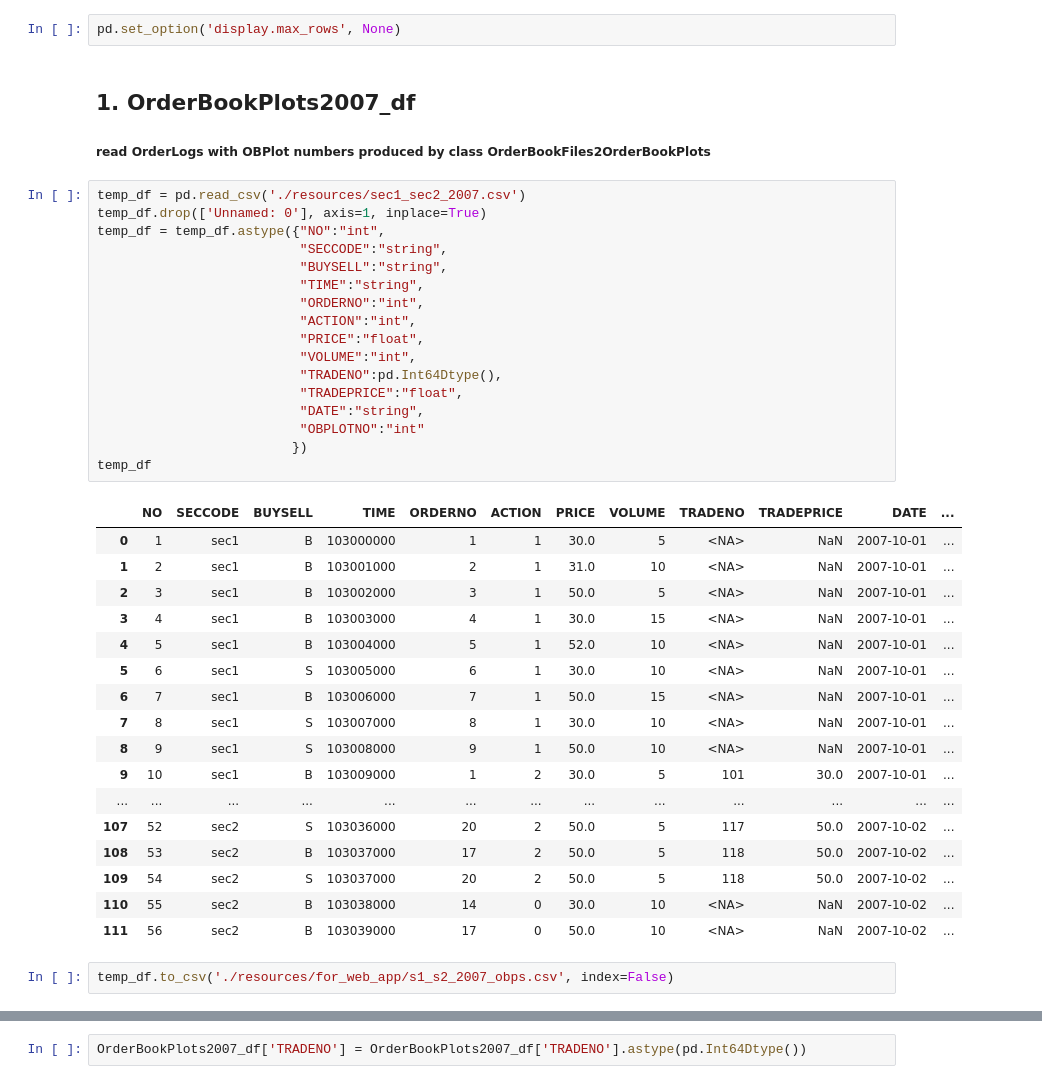
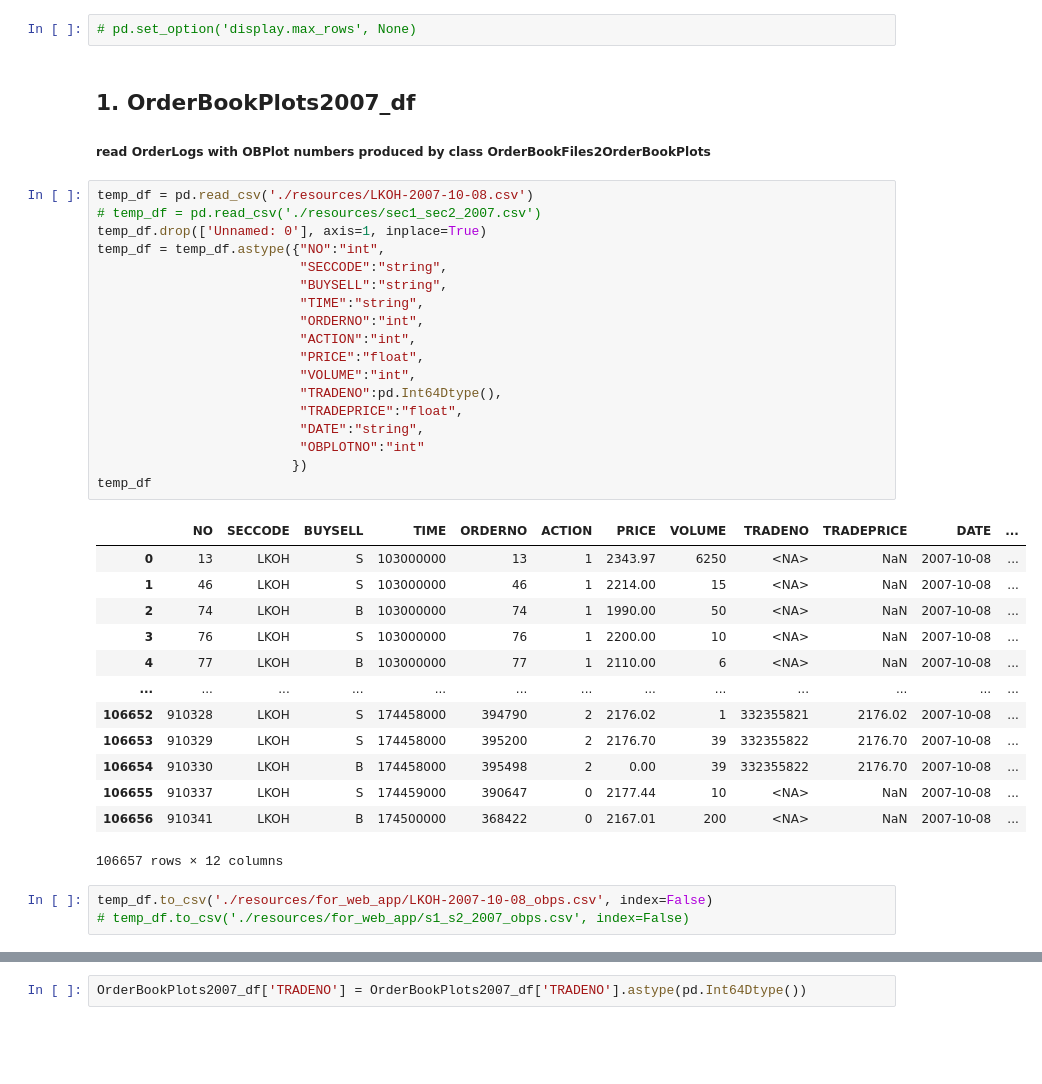
Before and after one commit to leonid-tkach/order-book-plot-find, a Jupyter notebook: cum_errors/OBPlots_Attributes_cum_errors.ipynb, the cells around one changed output, grey strips where cells are left out. Drawn from its saved outputs; the diff is of its cells as text; blank space fills up the shorter version.

```diff
--- a/cum_errors/OBPlots_Attributes_cum_errors.ipynb
+++ b/cum_errors/OBPlots_Attributes_cum_errors.ipynb
@@ -27,45 +15,43 @@ import pandas as pd
 import datetime
 import matplotlib.pyplot as plt
 # %%
-pd.set_option('display.max_rows', None)
+# pd.set_option('display.max_rows', None)
 # %% [markdown]
 ## 1. OrderBookPlots2007_df
 ##### read OrderLogs with OBPlot numbers produced by class OrderBookFiles2OrderBookPlots
 # %%
-temp_df = pd.read_csv('./resources/sec1_sec2_2007.csv')
+temp_df = pd.read_csv('./resources/LKOH-2007-10-08.csv')
+# temp_df = pd.read_csv('./resources/sec1_sec2_2007.csv')
 temp_df.drop(['Unnamed: 0'], axis=1, inplace=True)
 temp_df = temp_df.astype({"NO":"int",
                           "SECCODE":"string",
                           "BUYSELL":"string",
                           "TIME":"string",
                           "ORDERNO":"int",
                           "ACTION":"int",
                           "PRICE":"float",
                           "VOLUME":"int",
                           "TRADENO":pd.Int64Dtype(),
                           "TRADEPRICE":"float",
                           "DATE":"string",
                           "OBPLOTNO":"int"
                          })
 temp_df
 # %% [output]
 |  | NO | SECCODE | BUYSELL | TIME | ORDERNO | ACTION | PRICE | VOLUME | TRADENO | TRADEPRICE | DATE | ... |
-| 0 | 1 | sec1 | B | 103000000 | 1 | 1 | 30.0 | 5 | <NA> | NaN | 2007-10-01 | ... |
-| 1 | 2 | sec1 | B | 103001000 | 2 | 1 | 31.0 | 10 | <NA> | NaN | 2007-10-01 | ... |
-| 2 | 3 | sec1 | B | 103002000 | 3 | 1 | 50.0 | 5 | <NA> | NaN | 2007-10-01 | ... |
-| 3 | 4 | sec1 | B | 103003000 | 4 | 1 | 30.0 | 15 | <NA> | NaN | 2007-10-01 | ... |
-| 4 | 5 | sec1 | B | 103004000 | 5 | 1 | 52.0 | 10 | <NA> | NaN | 2007-10-01 | ... |
-| 5 | 6 | sec1 | S | 103005000 | 6 | 1 | 30.0 | 10 | <NA> | NaN | 2007-10-01 | ... |
-| 6 | 7 | sec1 | B | 103006000 | 7 | 1 | 50.0 | 15 | <NA> | NaN | 2007-10-01 | ... |
-| 7 | 8 | sec1 | S | 103007000 | 8 | 1 | 30.0 | 10 | <NA> | NaN | 2007-10-01 | ... |
-| 8 | 9 | sec1 | S | 103008000 | 9 | 1 | 50.0 | 10 | <NA> | NaN | 2007-10-01 | ... |
-| 9 | 10 | sec1 | B | 103009000 | 1 | 2 | 30.0 | 5 | 101 | 30.0 | 2007-10-01 | ... |
+| 0 | 13 | LKOH | S | 103000000 | 13 | 1 | 2343.97 | 6250 | <NA> | NaN | 2007-10-08 | ... |
+| 1 | 46 | LKOH | S | 103000000 | 46 | 1 | 2214.00 | 15 | <NA> | NaN | 2007-10-08 | ... |
+| 2 | 74 | LKOH | B | 103000000 | 74 | 1 | 1990.00 | 50 | <NA> | NaN | 2007-10-08 | ... |
+| 3 | 76 | LKOH | S | 103000000 | 76 | 1 | 2200.00 | 10 | <NA> | NaN | 2007-10-08 | ... |
+| 4 | 77 | LKOH | B | 103000000 | 77 | 1 | 2110.00 | 6 | <NA> | NaN | 2007-10-08 | ... |
 | ... | ... | ... | ... | ... | ... | ... | ... | ... | ... | ... | ... | ... |
-| 107 | 52 | sec2 | S | 103036000 | 20 | 2 | 50.0 | 5 | 117 | 50.0 | 2007-10-02 | ... |
-| 108 | 53 | sec2 | B | 103037000 | 17 | 2 | 50.0 | 5 | 118 | 50.0 | 2007-10-02 | ... |
-| 109 | 54 | sec2 | S | 103037000 | 20 | 2 | 50.0 | 5 | 118 | 50.0 | 2007-10-02 | ... |
-| 110 | 55 | sec2 | B | 103038000 | 14 | 0 | 30.0 | 10 | <NA> | NaN | 2007-10-02 | ... |
-| 111 | 56 | sec2 | B | 103039000 | 17 | 0 | 50.0 | 10 | <NA> | NaN | 2007-10-02 | ... |
+| 106652 | 910328 | LKOH | S | 174458000 | 394790 | 2 | 2176.02 | 1 | 332355821 | 2176.02 | 2007-10-08 | ... |
+| 106653 | 910329 | LKOH | S | 174458000 | 395200 | 2 | 2176.70 | 39 | 332355822 | 2176.70 | 2007-10-08 | ... |
+| 106654 | 910330 | LKOH | B | 174458000 | 395498 | 2 | 0.00 | 39 | 332355822 | 2176.70 | 2007-10-08 | ... |
+| 106655 | 910337 | LKOH | S | 174459000 | 390647 | 0 | 2177.44 | 10 | <NA> | NaN | 2007-10-08 | ... |
+| 106656 | 910341 | LKOH | B | 174500000 | 368422 | 0 | 2167.01 | 200 | <NA> | NaN | 2007-10-08 | ... |
+106657 rows × 12 columns
 # %%
-temp_df.to_csv('./resources/for_web_app/s1_s2_2007_obps.csv', index=False)
+temp_df.to_csv('./resources/for_web_app/LKOH-2007-10-08_obps.csv', index=False)
+# temp_df.to_csv('./resources/for_web_app/s1_s2_2007_obps.csv', index=False)
 # %%
```
Also changed, not shown: parts of 16 cells of this notebook, 3 other files.
